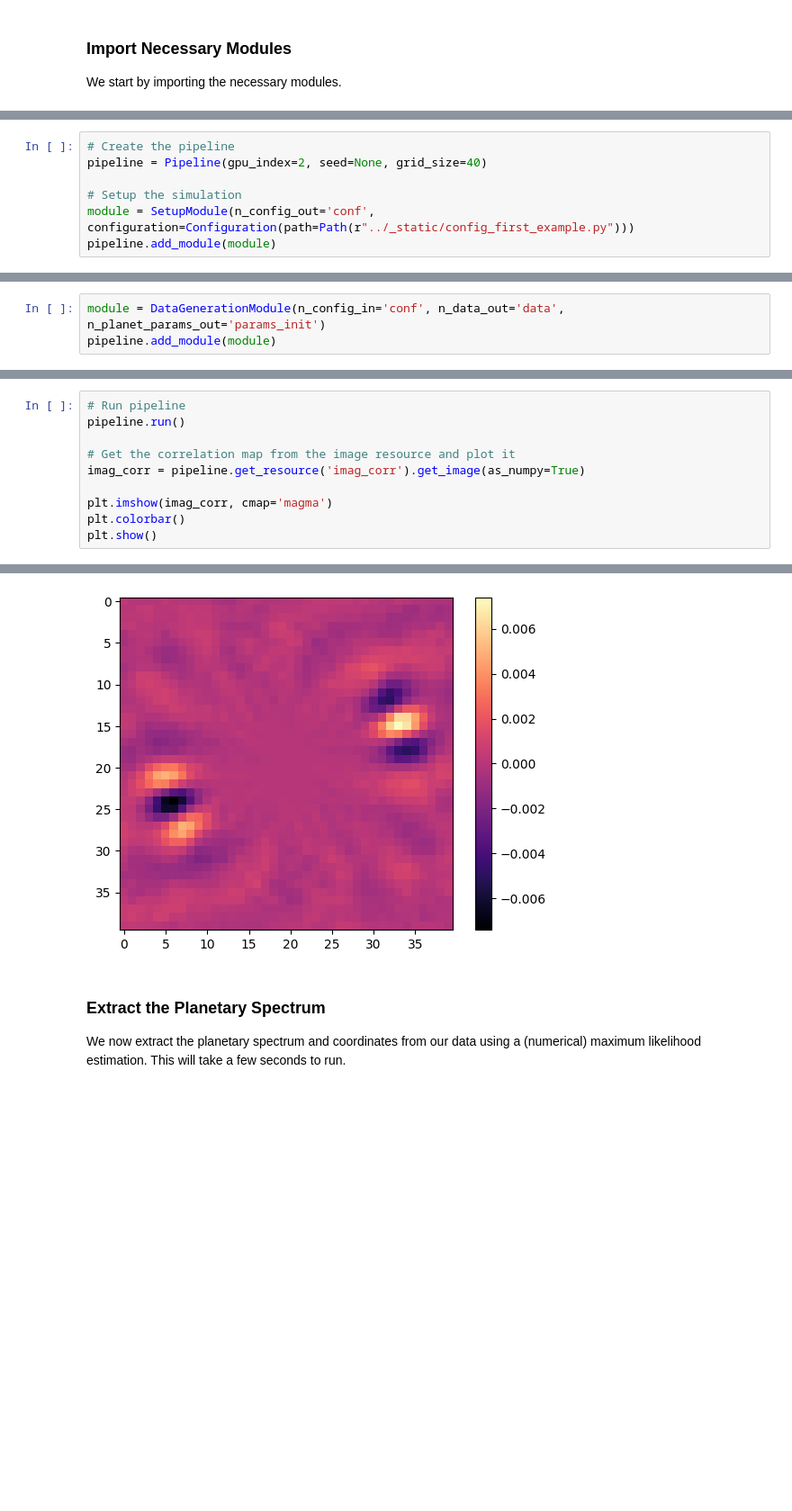
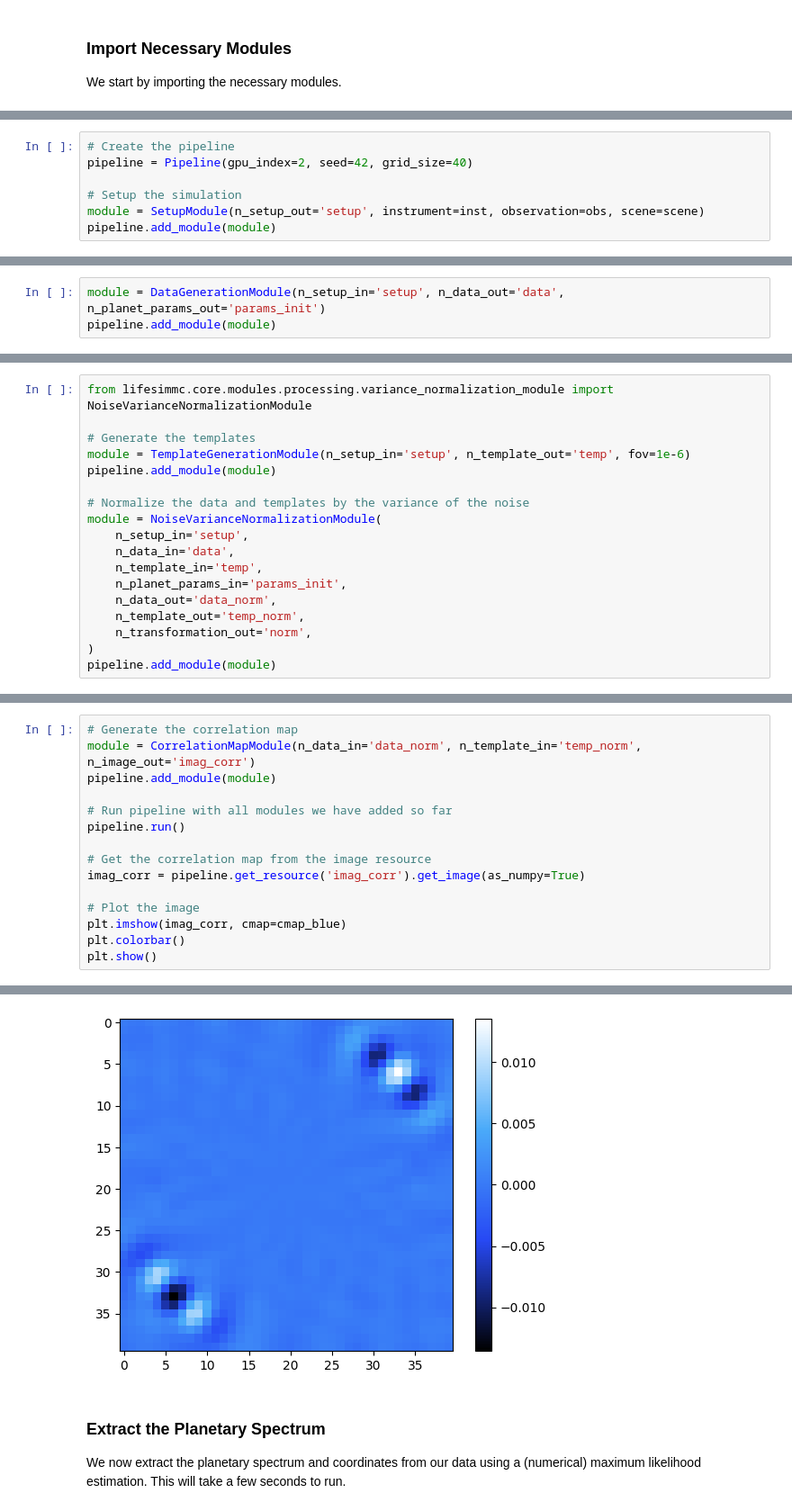
Before and after one commit to pahuber/LIFEsimMC, a Jupyter notebook: docs/tutorials/first_example.ipynb, the cells around one changed output, grey strips where cells are left out. Shown: that part at 90% size. Saved outputs shown, nothing was run; the diff lists cells and outputs as text; blank space fills up the shorter version.

```diff
--- a/docs/tutorials/first_example.ipynb
+++ b/docs/tutorials/first_example.ipynb
@@ -26,8 +85,8 @@ Then we set up the pipeline by creating a `Pipeline` object (see documentation [
 # %%
 # Create the pipeline
-pipeline = Pipeline(gpu_index=2, seed=None, grid_size=40)
+pipeline = Pipeline(gpu_index=2, seed=42, grid_size=40)
 
 # Setup the simulation
-module = SetupModule(n_config_out='conf', configuration=Configuration(path=Path(r"../_static/config_first_example.py")))
+module = SetupModule(n_setup_out='setup', instrument=inst, observation=obs, scene=scene)
 pipeline.add_module(module)
 # %% [markdown]
@@ -41,4 +98,4 @@ contain the initial planetary parameters as specified in the config file.
 # %%
-module = DataGenerationModule(n_config_in='conf', n_data_out='data', n_planet_params_out='params_init')
+module = DataGenerationModule(n_setup_in='setup', n_data_out='data', n_planet_params_out='params_init')
 pipeline.add_module(module)
 # %% [markdown]
@@ -55,0 +105,18 @@ We can run the pipeline with all the modules we have added so far and have a loo
+# %%
+from lifesimmc.core.modules.processing.variance_normalization_module import NoiseVarianceNormalizationModule
+
+# Generate the templates
+module = TemplateGenerationModule(n_setup_in='setup', n_template_out='temp', fov=1e-6)
+pipeline.add_module(module)
+
+# Normalize the data and templates by the variance of the noise
+module = NoiseVarianceNormalizationModule(
+    n_setup_in='setup',
+    n_data_in='data',
+    n_template_in='temp',
+    n_planet_params_in='params_init',
+    n_data_out='data_norm',
+    n_template_out='temp_norm',
+    n_transformation_out='norm',
+)
+pipeline.add_module(module)
@@ -56,11 +126,16 @@ We can run the pipeline with all the modules we have added so far and have a loo
 # %%
-# Run pipeline
+# Generate the correlation map
+module = CorrelationMapModule(n_data_in='data_norm', n_template_in='temp_norm', n_image_out='imag_corr')
+pipeline.add_module(module)
+
+# Run pipeline with all modules we have added so far
 pipeline.run()
 
-# Get the correlation map from the image resource and plot it
+# Get the correlation map from the image resource
 imag_corr = pipeline.get_resource('imag_corr').get_image(as_numpy=True)
 
-plt.imshow(imag_corr, cmap='magma')
+# Plot the image
+plt.imshow(imag_corr, cmap=cmap_blue)
 plt.colorbar()
 plt.show()
 # %% [output]
@@ -73,6 +150,6 @@ Done
 Calculating correlation map...
 Done
-[figure, old version]
+[figure, new version]
 # %% [markdown]
 ### Extract the Planetary Spectrum
 
```
Also changed, not shown: parts of 16 cells of this notebook, 9 other files.
